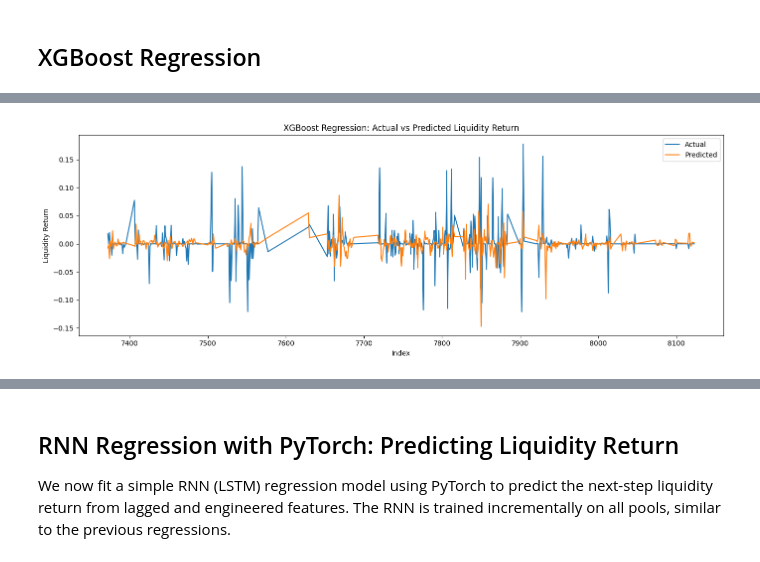
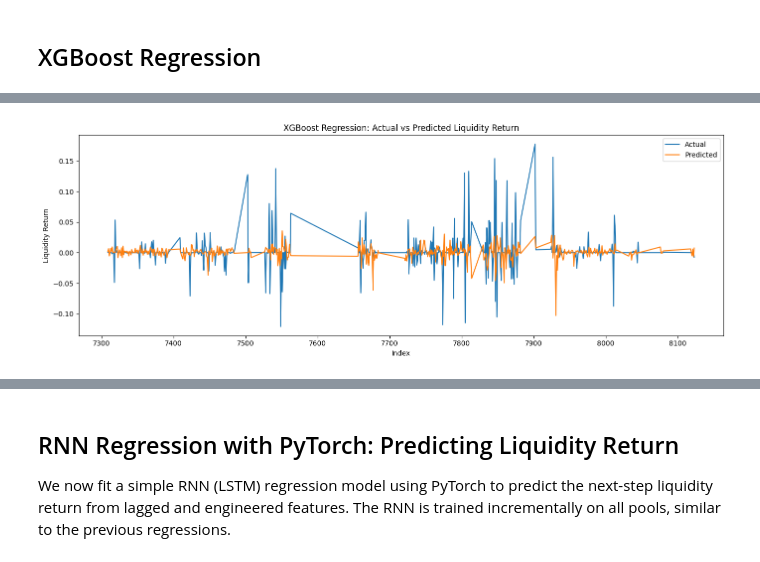
Before and after one commit to janmarxen/amm-risk-lab, a Jupyter notebook: scripts/plv_model_prototype_2.ipynb, the cells around one changed output, grey strips where cells are left out. Cells and saved outputs as stored; diff of their text form; code cells hidden in the pictures.

```diff
--- a/scripts/plv_model_prototype_2.ipynb
+++ b/scripts/plv_model_prototype_2.ipynb
@@ -565,5 +608,5 @@ Final XGBoost results (best params) for liquidity_return_next: {'MAE': 0.0101063
 # %%
 # Plot for Linear Regression Model
-plot_actual_vs_predicted(best_pred[-500:], best_pred[-500:], title="XGBoost Regression: Actual vs Predicted Liquidity Return")
+plot_actual_vs_predicted(y_test[-500:], y_pred[-500:], title="XGBoost Regression: Actual vs Predicted Liquidity Return")
 # %% [output]
-[figure, old version]
+[figure, new version]
```
Also changed, not shown: parts of 14 cells of this notebook.
